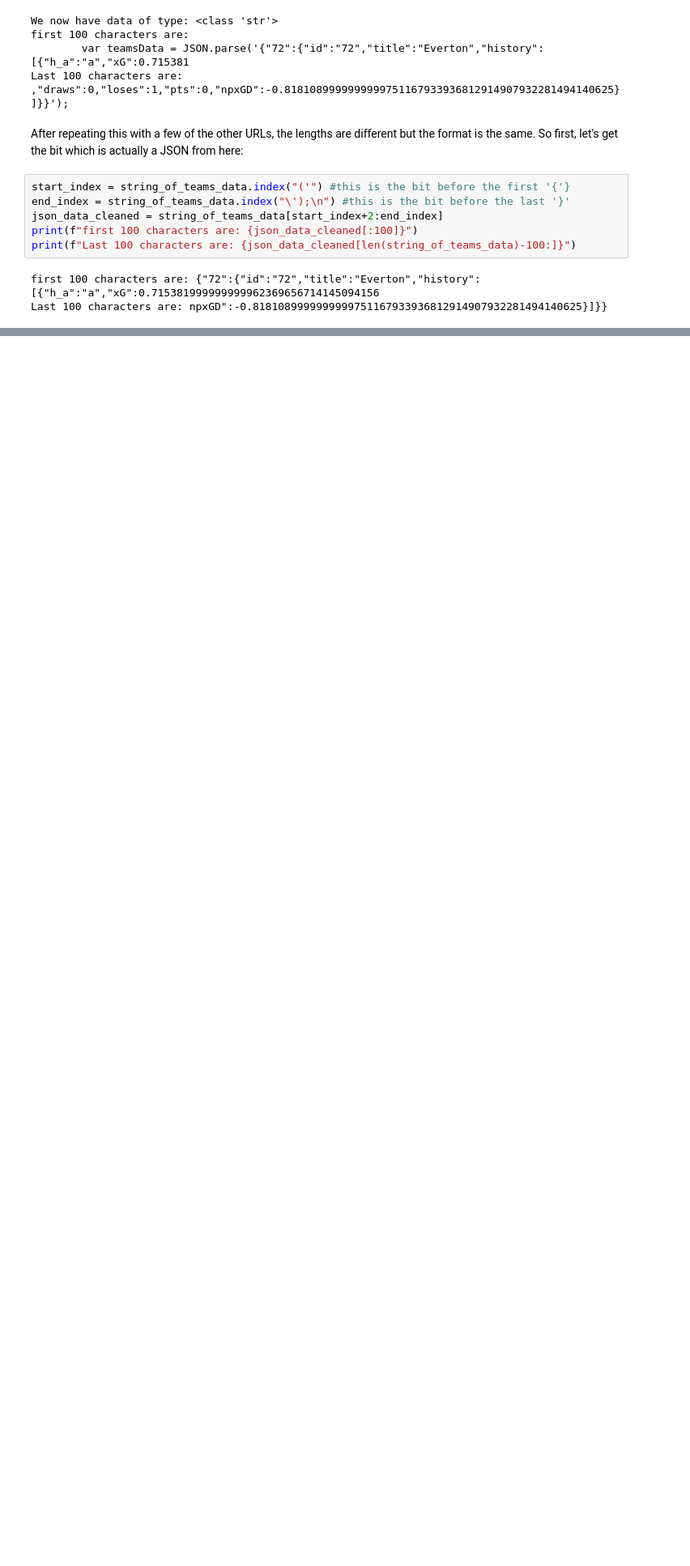
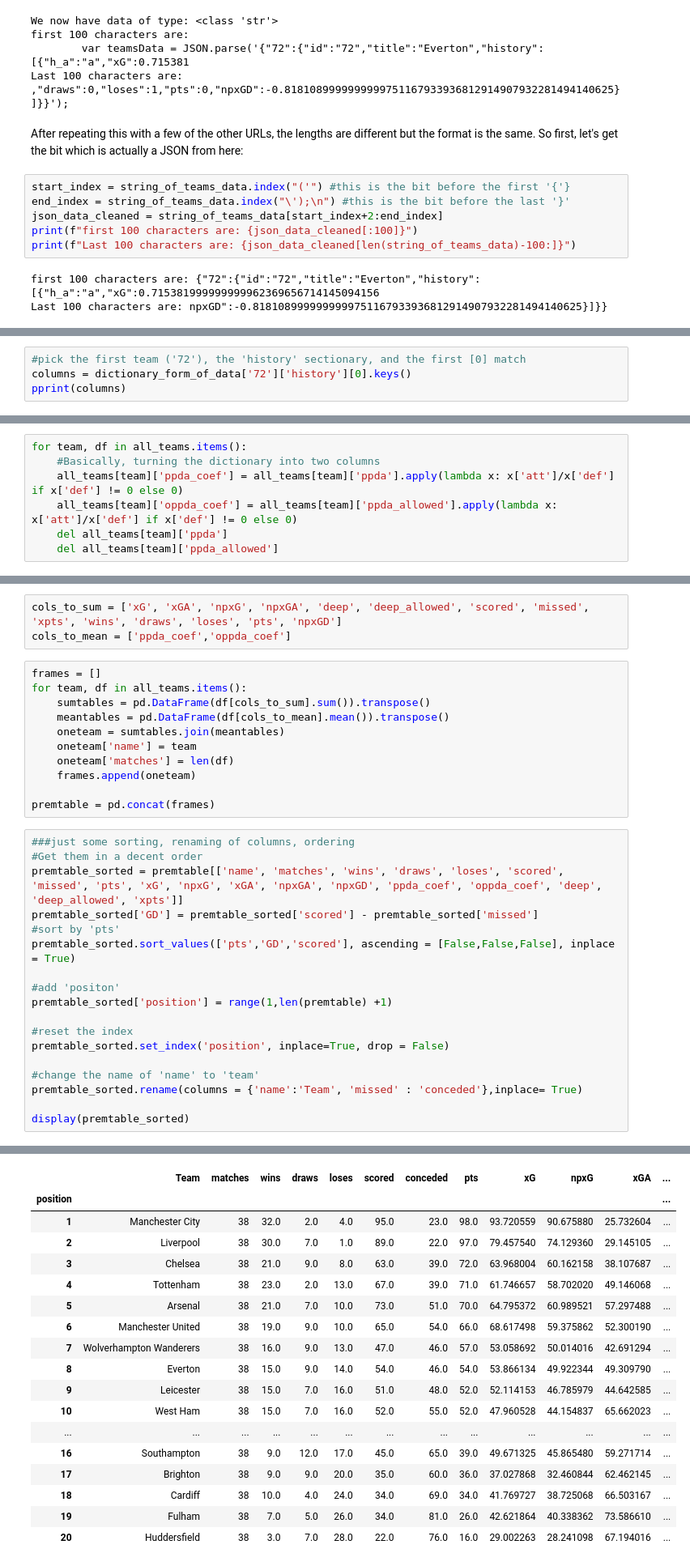
Before and after one commit to jakelourie1502/Football_Data, a Jupyter notebook: Scraping_Understat.ipynb, the cells around one changed output, grey strips where cells are left out. Shown at 81% size. Cells and saved outputs as stored; diff of their text form; blank space fills up the shorter version.

Commit message:
completed one season, including matches table.

```diff
--- a/Scraping_Understat.ipynb
+++ b/Scraping_Understat.ipynb
@@ -125,0 +183,4 @@ Last 100 characters are: npxGD":-0.818108999999999975116793393681291490793228149
+# %%
+#pick the first team ('72'), the 'history' sectionary, and the first [0] match
+columns = dictionary_form_of_data['72']['history'][0].keys()
+pprint(columns)
@@ -125,0 +229,7 @@ Last 100 characters are: npxGD":-0.818108999999999975116793393681291490793228149
+# %%
+for team, df in all_teams.items():
+    #Basically, turning the dictionary into two columns
+    all_teams[team]['ppda_coef'] = all_teams[team]['ppda'].apply(lambda x: x['att']/x['def'] if x['def'] != 0 else 0)
+    all_teams[team]['oppda_coef'] = all_teams[team]['ppda_allowed'].apply(lambda x: x['att']/x['def'] if x['def'] != 0 else 0)
+    del all_teams[team]['ppda']
+    del all_teams[team]['ppda_allowed']
@@ -125,0 +238,33 @@ Last 100 characters are: npxGD":-0.818108999999999975116793393681291490793228149
+# %%
+cols_to_sum = ['xG', 'xGA', 'npxG', 'npxGA', 'deep', 'deep_allowed', 'scored', 'missed', 'xpts', 'wins', 'draws', 'loses', 'pts', 'npxGD']
+cols_to_mean = ['ppda_coef','oppda_coef']
+# %%
+frames = []
+for team, df in all_teams.items():
+    sumtables = pd.DataFrame(df[cols_to_sum].sum()).transpose()
+    meantables = pd.DataFrame(df[cols_to_mean].mean()).transpose()
+    oneteam = sumtables.join(meantables)
+    oneteam['name'] = team
+    oneteam['matches'] = len(df)
+    frames.append(oneteam)
+
+premtable = pd.concat(frames)
+# %%
+###just some sorting, renaming of columns, ordering
+#Get them in a decent order
+premtable_sorted = premtable[['name', 'matches', 'wins', 'draws', 'loses', 'scored', 'missed', 'pts', 'xG', 'npxG', 'xGA', 'npxGA', 'npxGD', 'ppda_coef', 'oppda_coef', 'deep', 'deep_allowed', 'xpts']]
+premtable_sorted['GD'] = premtable_sorted['scored'] - premtable_sorted['missed']
+#sort by 'pts'
+premtable_sorted.sort_values(['pts','GD','scored'], ascending = [False,False,False], inplace = True)
+
+#add 'positon'
+premtable_sorted['position'] = range(1,len(premtable) +1)
+
+#reset the index
+premtable_sorted.set_index('position', inplace=True, drop = False)
+
+#change the name of 'name' to 'team'
+premtable_sorted.rename(columns = {'name':'Team', 'missed' : 'conceded'},inplace= True)
+
+display(premtable_sorted)
+# %% [output]
@@ -125,0 +289,18 @@ Last 100 characters are: npxGD":-0.818108999999999975116793393681291490793228149
+|  | Team | matches | wins | draws | loses | scored | conceded | pts | xG | npxG | xGA | ... |
+| position |  |  |  |  |  |  |  |  |  |  |  | ... |
+| 1 | Manchester City | 38 | 32.0 | 2.0 | 4.0 | 95.0 | 23.0 | 98.0 | 93.720559 | 90.675880 | 25.732604 | ... |
+| 2 | Liverpool | 38 | 30.0 | 7.0 | 1.0 | 89.0 | 22.0 | 97.0 | 79.457540 | 74.129360 | 29.145105 | ... |
+| 3 | Chelsea | 38 | 21.0 | 9.0 | 8.0 | 63.0 | 39.0 | 72.0 | 63.968004 | 60.162158 | 38.107687 | ... |
+| 4 | Tottenham | 38 | 23.0 | 2.0 | 13.0 | 67.0 | 39.0 | 71.0 | 61.746657 | 58.702020 | 49.146068 | ... |
+| 5 | Arsenal | 38 | 21.0 | 7.0 | 10.0 | 73.0 | 51.0 | 70.0 | 64.795372 | 60.989521 | 57.297488 | ... |
+| 6 | Manchester United | 38 | 19.0 | 9.0 | 10.0 | 65.0 | 54.0 | 66.0 | 68.617498 | 59.375862 | 52.300190 | ... |
+| 7 | Wolverhampton Wanderers | 38 | 16.0 | 9.0 | 13.0 | 47.0 | 46.0 | 57.0 | 53.058692 | 50.014016 | 42.691294 | ... |
+| 8 | Everton | 38 | 15.0 | 9.0 | 14.0 | 54.0 | 46.0 | 54.0 | 53.866134 | 49.922344 | 49.309790 | ... |
+| 9 | Leicester | 38 | 15.0 | 7.0 | 16.0 | 51.0 | 48.0 | 52.0 | 52.114153 | 46.785979 | 44.642585 | ... |
+| 10 | West Ham | 38 | 15.0 | 7.0 | 16.0 | 52.0 | 55.0 | 52.0 | 47.960528 | 44.154837 | 65.662023 | ... |
+| ... | ... | ... | ... | ... | ... | ... | ... | ... | ... | ... | ... | ... |
+| 16 | Southampton | 38 | 9.0 | 12.0 | 17.0 | 45.0 | 65.0 | 39.0 | 49.671325 | 45.865480 | 59.271714 | ... |
+| 17 | Brighton | 38 | 9.0 | 9.0 | 20.0 | 35.0 | 60.0 | 36.0 | 37.027868 | 32.460844 | 62.462145 | ... |
+| 18 | Cardiff | 38 | 10.0 | 4.0 | 24.0 | 34.0 | 69.0 | 34.0 | 41.769727 | 38.725068 | 66.503167 | ... |
+| 19 | Fulham | 38 | 7.0 | 5.0 | 26.0 | 34.0 | 81.0 | 26.0 | 42.621864 | 40.338362 | 73.586610 | ... |
+| 20 | Huddersfield | 38 | 3.0 | 7.0 | 28.0 | 22.0 | 76.0 | 16.0 | 29.002263 | 28.241098 | 67.194016 | ... |
```
Also changed, not shown: parts of 23 cells of this notebook.
